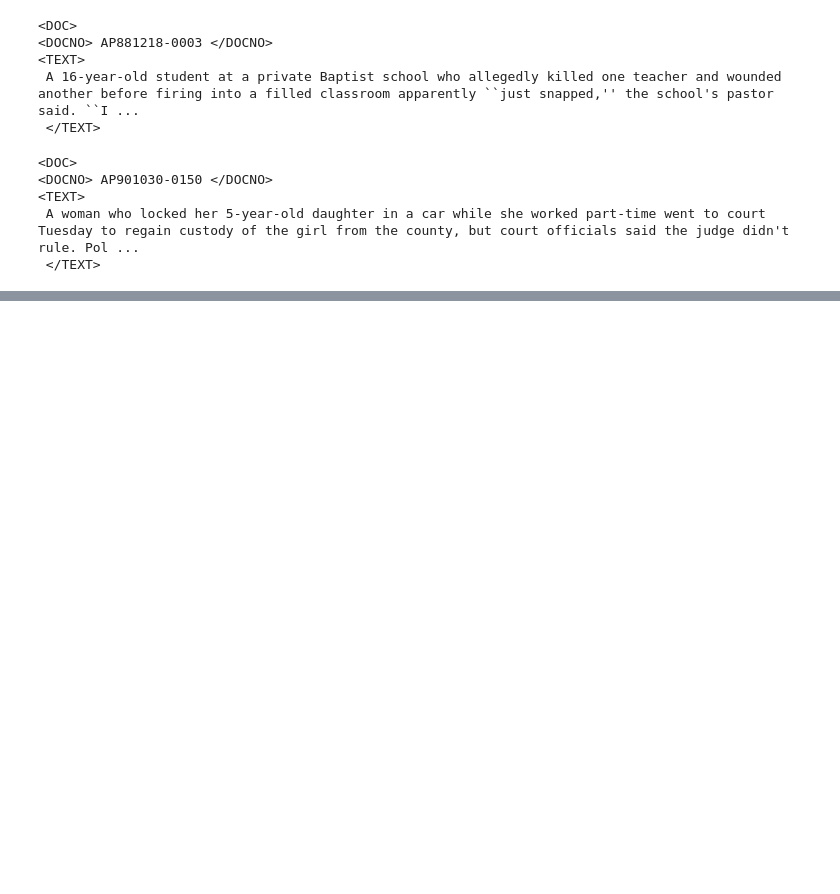
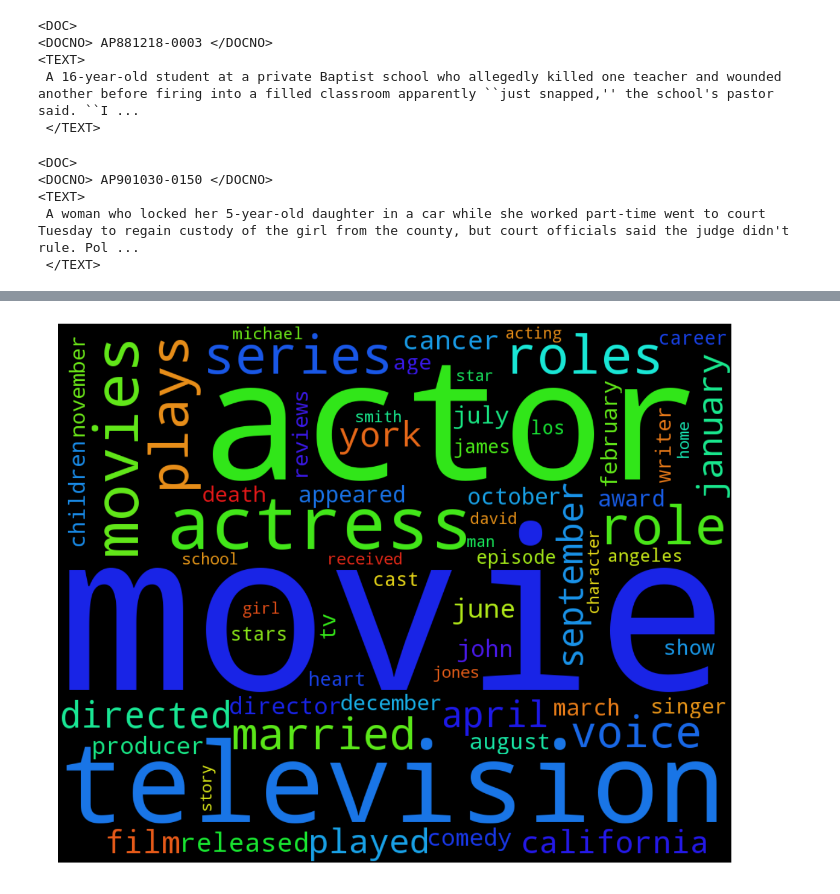
Before and after one commit to ermakovpetr/npl_for_students, a Jupyter notebook: lda.ipynb, the cells around one changed output, grey strips where cells are left out. Drawn from its saved outputs; the diff is of its cells as text; code cells hidden in the pictures; blank space fills up the shorter version.

```diff
--- a/lda.ipynb
+++ b/lda.ipynb
@@ -265,0 +286,7 @@ mm = corpora.MmCorpus('wiki_en_output_tfidf.mm')
+# %%
+model = models.ldamodel.LdaModel(corpus=mm,
+                                 id2word=id2w,
+                                 num_topics=100,
+                                 update_every=1,
+                                 chunksize=10000,
+                                 passes=1)
@@ -265,0 +295,14 @@ mm = corpora.MmCorpus('wiki_en_output_tfidf.mm')
+# %%
+topics = matutils.corpus2dense(model[corpus], num_terms=model.num_topics)
+weights = topics.sum(1)
+# %%
+words = model.show_topic(weights.argmax(), 64)
+# %%
+wc = wordcloud.WordCloud(width=1000, height=800, margin=2)
+wc.generate_from_frequencies(words)
+plt.figure(figsize=(20, 16))
+plt.imshow(wc)
+plt.axis('off')
+plt.show()
+# %% [output]
+[figure, added]
```
Also changed, not shown: parts of 3 cells of this notebook.
